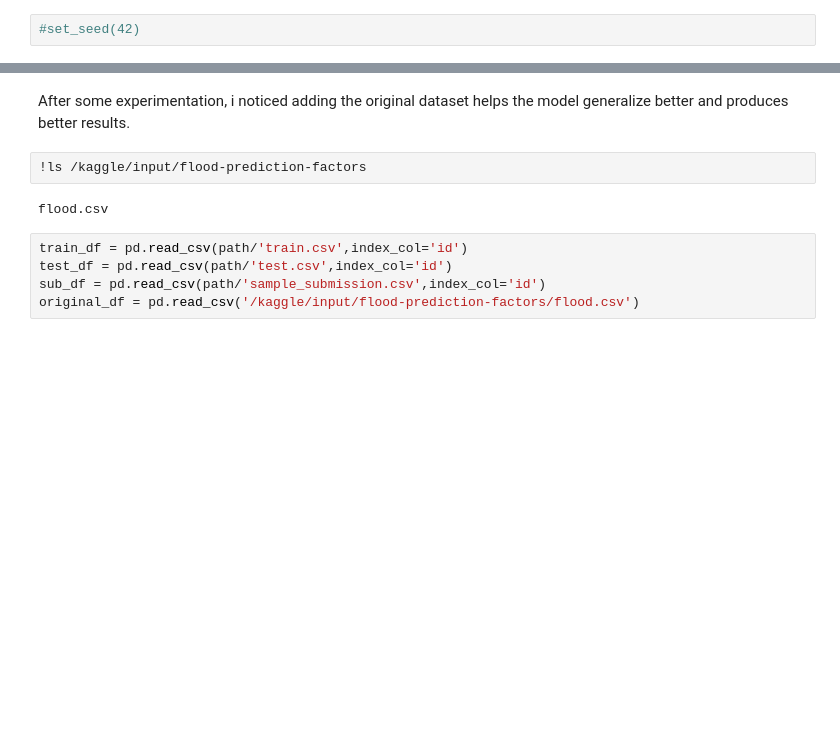
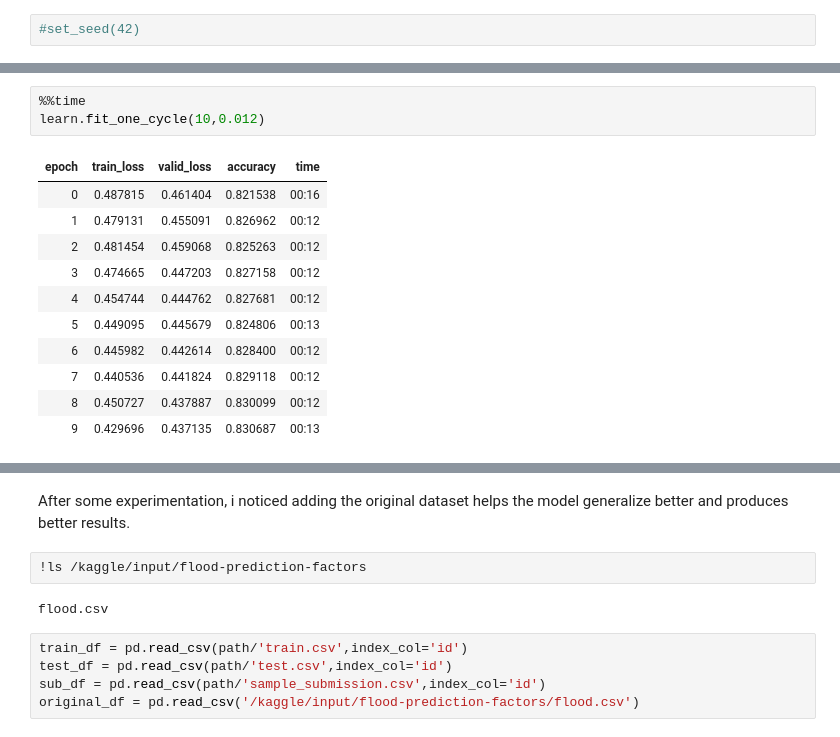
Before and after one commit to rubanzasilva/academic_success, a Jupyter notebook: s04e06_fastai+GBT.ipynb, the cells around one changed output, grey strips where cells are left out. Drawn from its saved outputs; the diff is of its cells as text; blank space fills up the shorter version.

```diff
--- a/s04e06_fastai+GBT.ipynb
+++ b/s04e06_fastai+GBT.ipynb
@@ -214,0 +763,15 @@ Path('/kaggle/input/playground-series-s4e5')
+# %%
+%%time
+learn.fit_one_cycle(10,0.012)
+# %% [output]
+| epoch | train_loss | valid_loss | accuracy | time |
+| 0 | 0.487815 | 0.461404 | 0.821538 | 00:16 |
+| 1 | 0.479131 | 0.455091 | 0.826962 | 00:12 |
+| 2 | 0.481454 | 0.459068 | 0.825263 | 00:12 |
+| 3 | 0.474665 | 0.447203 | 0.827158 | 00:12 |
+| 4 | 0.454744 | 0.444762 | 0.827681 | 00:12 |
+| 5 | 0.449095 | 0.445679 | 0.824806 | 00:13 |
+| 6 | 0.445982 | 0.442614 | 0.828400 | 00:12 |
+| 7 | 0.440536 | 0.441824 | 0.829118 | 00:12 |
+| 8 | 0.450727 | 0.437887 | 0.830099 | 00:12 |
+| 9 | 0.429696 | 0.437135 | 0.830687 | 00:13 |
```
Also changed, not shown: parts of 94 cells of this notebook.
